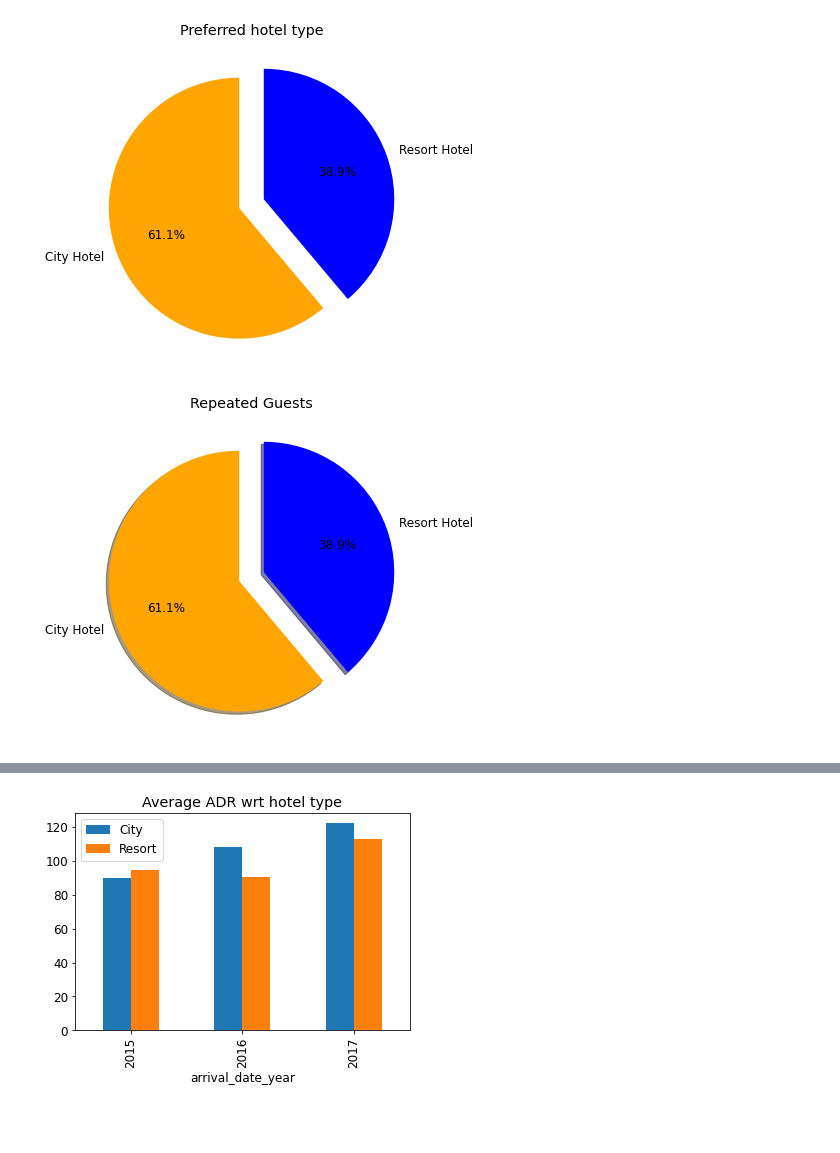
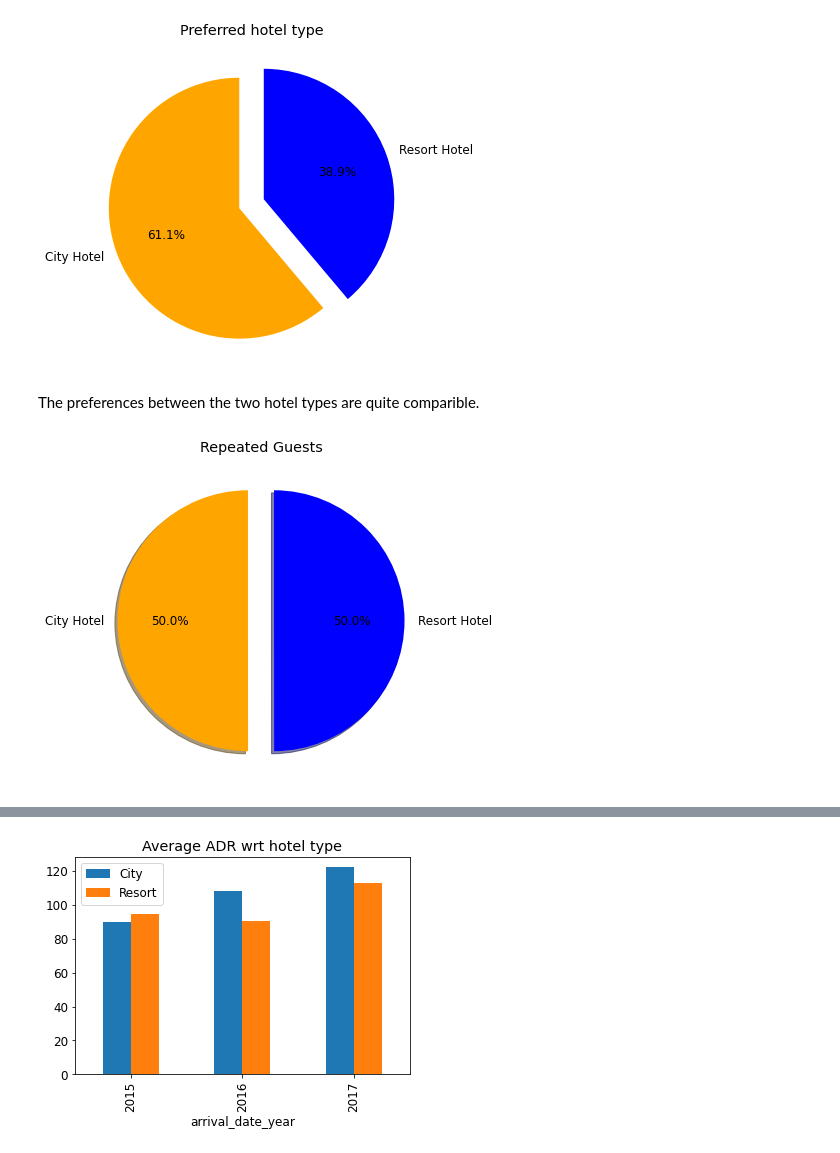
Before and after one commit to jatinsharma16/Capstone-Project-EDA, a Jupyter notebook: Hotel_Booking_Analysis_Capstone_Project.ipynb, the cells around one changed output, grey strips where cells are left out. Drawn from its saved outputs; the diff is of its cells as text; code cells hidden in the pictures; blank space fills up the shorter version.

Commit message:
Done with visualizations.

```diff
--- a/Hotel_Booking_Analysis_Capstone_Project.ipynb
+++ b/Hotel_Booking_Analysis_Capstone_Project.ipynb
@@ -322,16 +379,18 @@ plt.title('Preferred hotel type')
 plt.show()
 # %% [output]
 [figure]
+# %% [markdown]
+The preferences between the two hotel types are quite comparible.
 # %%
 plt.figure(figsize = (10,6))
-plt.pie(df.groupby('hotel')['is_repeated_guest'].count().reset_index(name = 'count')['count'],
+plt.pie(df.groupby('hotel')['is_repeated_guest'].sum().reset_index(name = 'count')['count'],
         labels = df.groupby('hotel')['is_repeated_guest'].count().reset_index(name = 'count')['hotel'],
         explode = [0.1,0.1],
         shadow = True,
         colors = ['orange', 'blue'],
         startangle = 90,
         autopct = '%1.1f%%')
 plt.title('Repeated Guests')
 plt.show()
 # %% [output]
-[figure, old version]
+[figure, new version]
```
Also changed, not shown: parts of 40 cells of this notebook.
